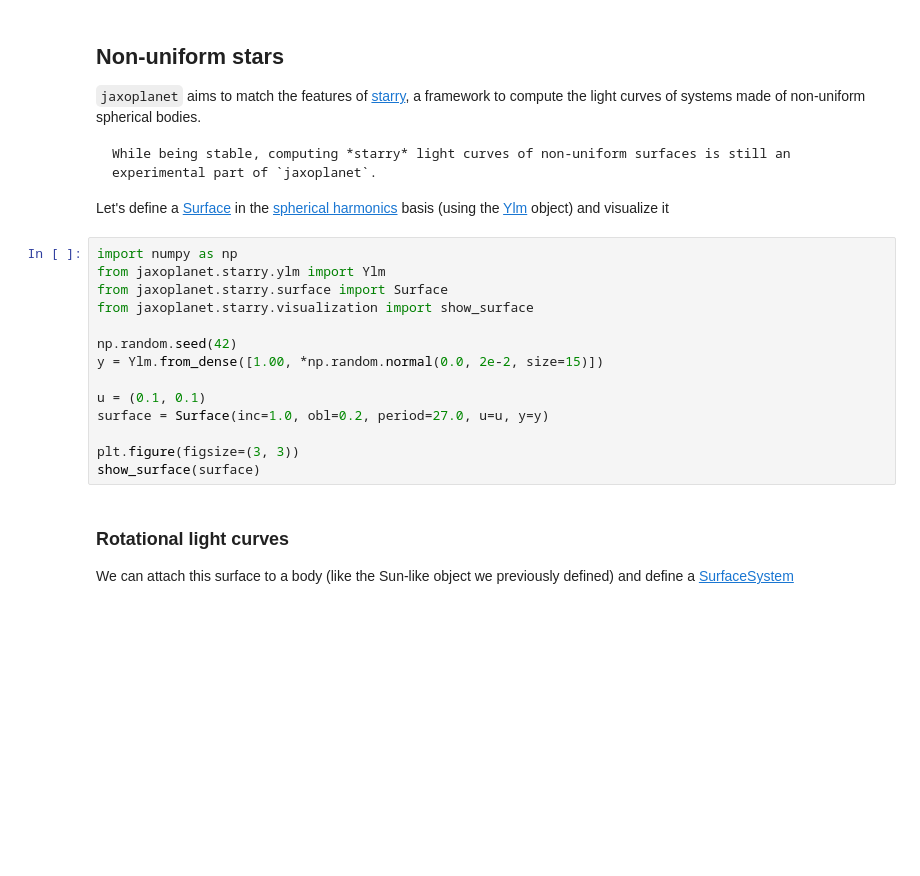
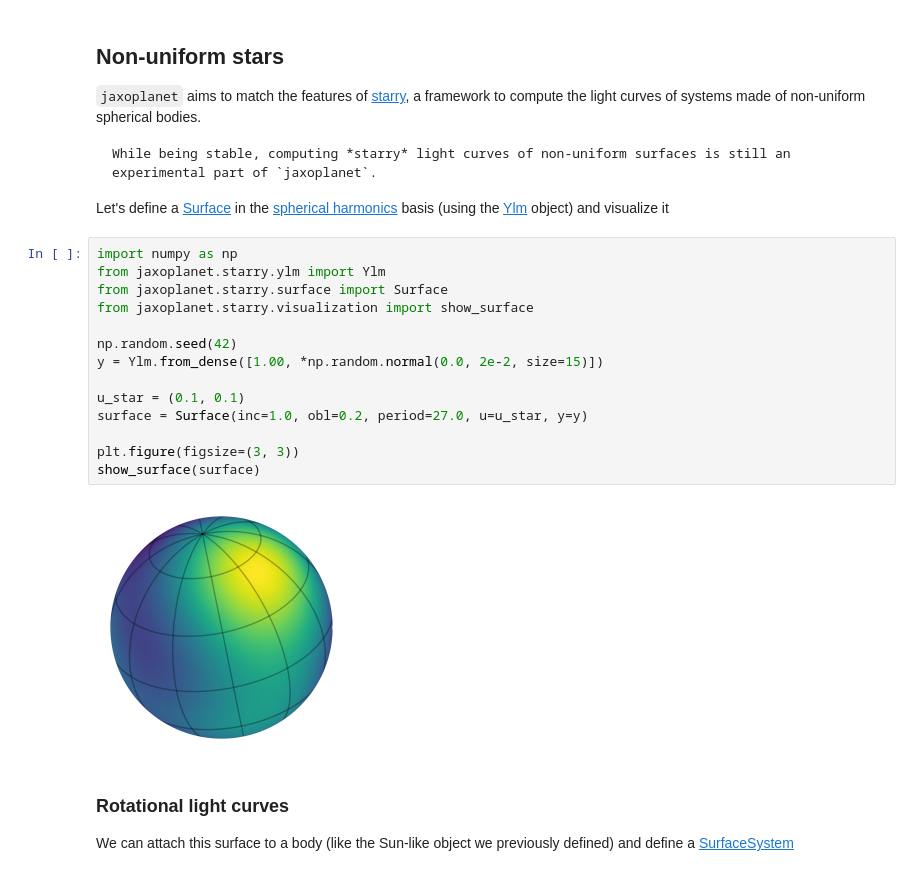
Before and after one commit to exoplanet-dev/jaxoplanet, a Jupyter notebook: docs/tutorials/quickstart.ipynb, the cells around one changed output. Saved outputs shown, nothing was run; the diff lists cells and outputs as text; blank space fills up the shorter version.

```diff
--- a/docs/tutorials/quickstart.ipynb
+++ b/docs/tutorials/quickstart.ipynb
@@ -113,17 +129,19 @@ Let's define a [Surface](jaxoplanet.starry.surface.Surface) in the [spherical ha
 # %%
 import numpy as np
 from jaxoplanet.starry.ylm import Ylm
 from jaxoplanet.starry.surface import Surface
 from jaxoplanet.starry.visualization import show_surface
 
 np.random.seed(42)
 y = Ylm.from_dense([1.00, *np.random.normal(0.0, 2e-2, size=15)])
 
-u = (0.1, 0.1)
-surface = Surface(inc=1.0, obl=0.2, period=27.0, u=u, y=y)
+u_star = (0.1, 0.1)
+surface = Surface(inc=1.0, obl=0.2, period=27.0, u=u_star, y=y)
 
 plt.figure(figsize=(3, 3))
 show_surface(surface)
+# %% [output]
+[figure, added]
 # %% [markdown]
 ### Rotational light curves
 
```
Also changed, not shown: parts of 11 cells of this notebook, 10 other files.
